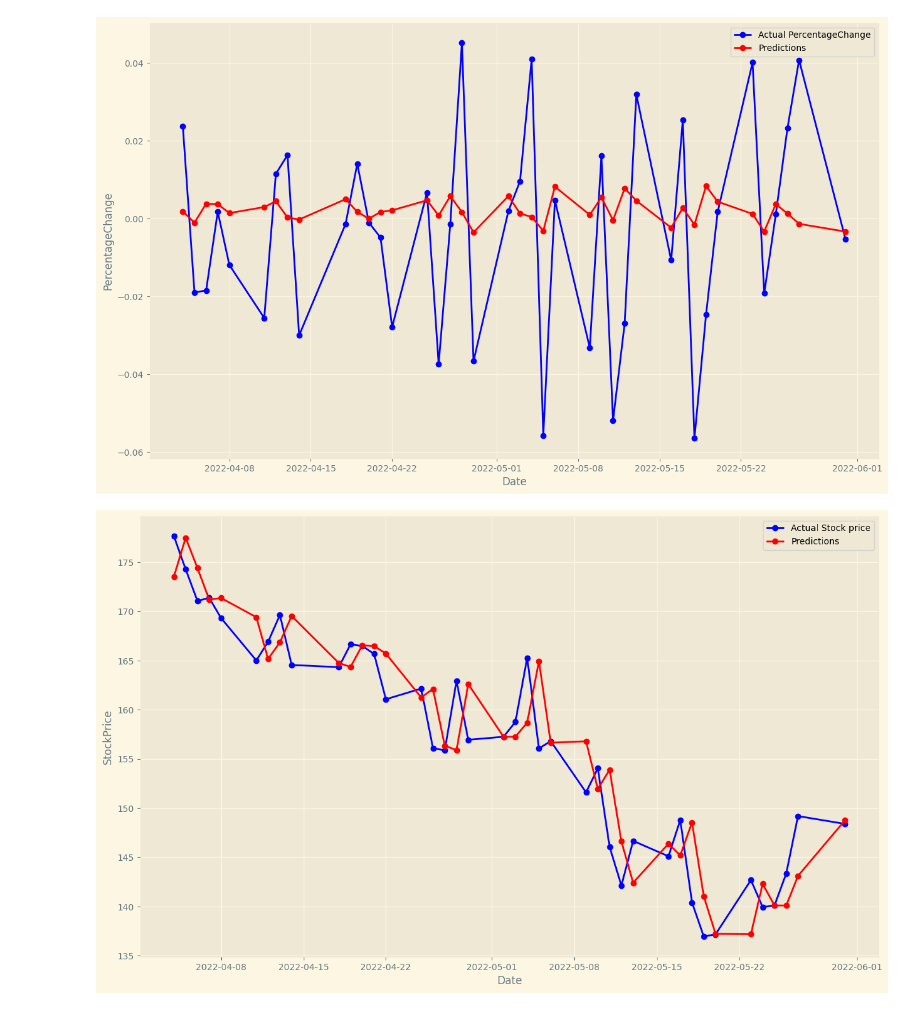
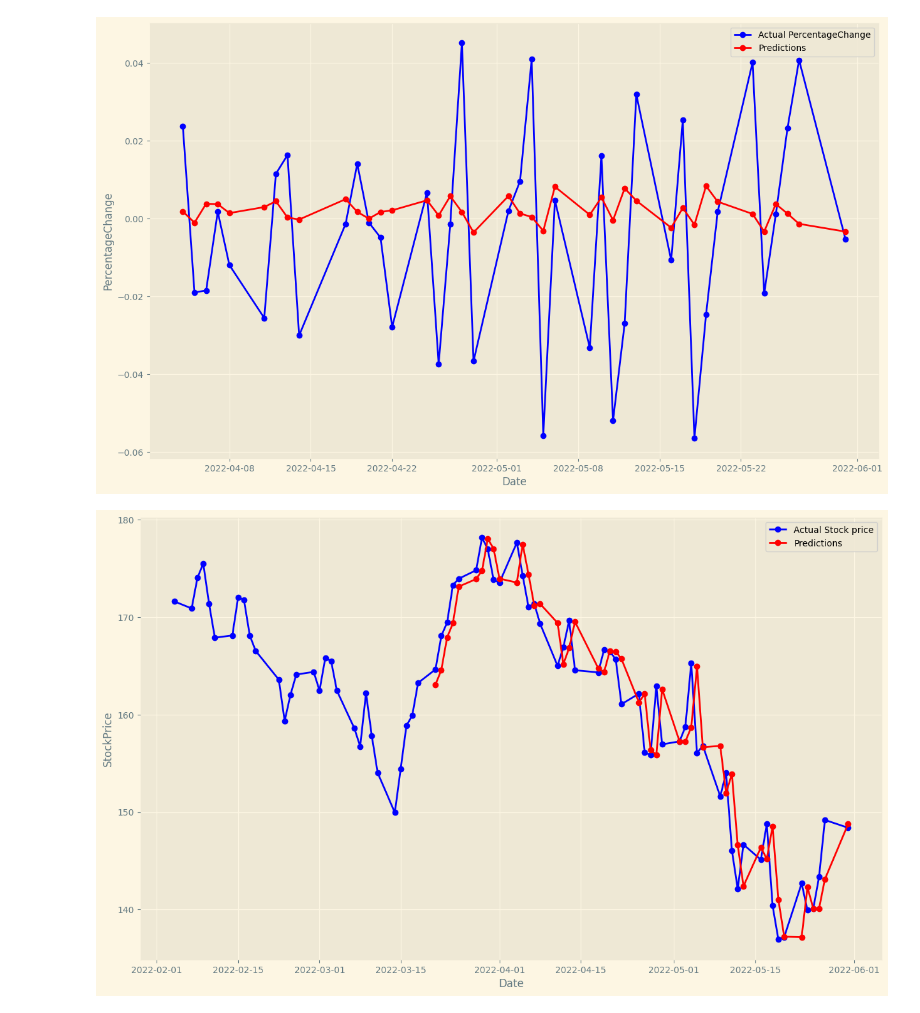
Before and after one commit to X99S5/Stock_Prediction_Model, a Jupyter notebook: Assignment.ipynb, the cells around one changed output. Saved outputs shown, nothing was run; the diff lists cells and outputs as text; code cells hidden in the pictures.

```diff
--- a/Assignment.ipynb
+++ b/Assignment.ipynb
@@ -9,8 +10,8 @@ from statsmodels.tsa.stattools import adfuller
 # %%
 tickerSymbol = 'AAPl'   #EMG.L
 tickerData = yf.Ticker(tickerSymbol)
-tickerDf = tickerData.history(period='1d',start='2017-4-1',end='2022-6-1',)
-tickerDf.head()
+tickerDf = tickerData.history(interval='1d',start='2017-4-1',end='2022-6-1',)
+tickerDf
 # %% [output]
 |  | Open | High | Low | Close | Volume | Dividends | Stock Splits |
 | Date |  |  |  |  |  |  |  |
@@ -159,31 +167,31 @@ plt.show()
 [figure]
 # %%
 #close price prediction
-trainData = tickerDfResample['Close'][0:1260]
-testData = pd.DataFrame(tickerDfResample['Close'][1260:])
+trainData = tickerDfResample['Close'][0:1250]
+testData = pd.DataFrame(tickerDfResample['Close'][1250:])
 testData['Predictions'] = 0
 for i in range(len(testData)):
     model = ARIMA(trainData,order=(0,1,1))
     modelFit = model.fit()
 
     futureForcast = modelFit.forecast()
-
+   # futureForcast = np.mean(futureForcast)
     testData['Predictions'][i]=futureForcast
 
     trainData = trainData.append(testData['Close'][i:i+1])
-
+    trainData = trainData[1:]
 
 
 #plot for close price prediction
 plt.style.use('Solarize_Light2')
 plt.figure(figsize=(15,9))
 
 
-plt.plot(testData['Close'],'-bo',label='Actual Stock price')
+plt.plot(tickerDfResample['Close'][1220:],'-bo',label='Actual Stock price')
 plt.plot(testData['Predictions'],'-ro',label='Predictions')
 plt.legend()
 plt.xlabel("Date")
 plt.ylabel("StockPrice")
 plt.show()
 # %% [output]
-[figure, old version]
+[figure, new version]
```
Also changed, not shown: parts of 8 cells of this notebook.
